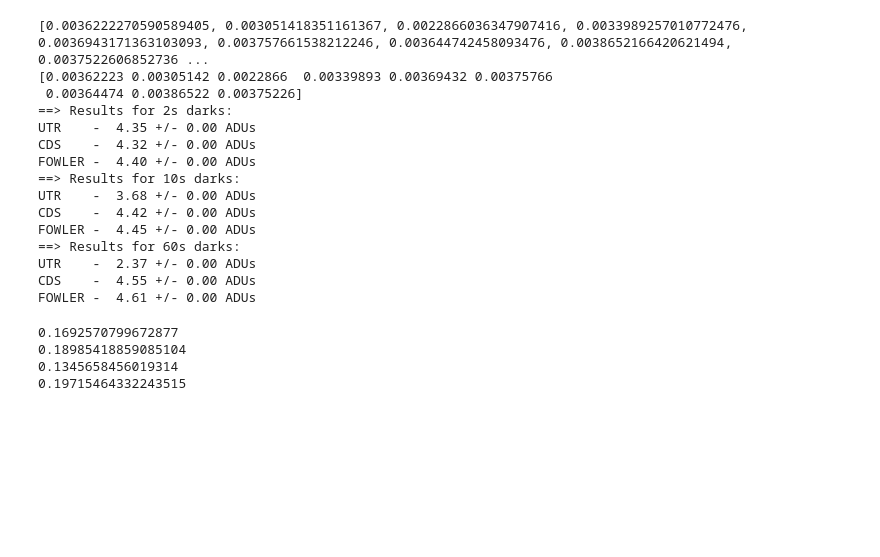
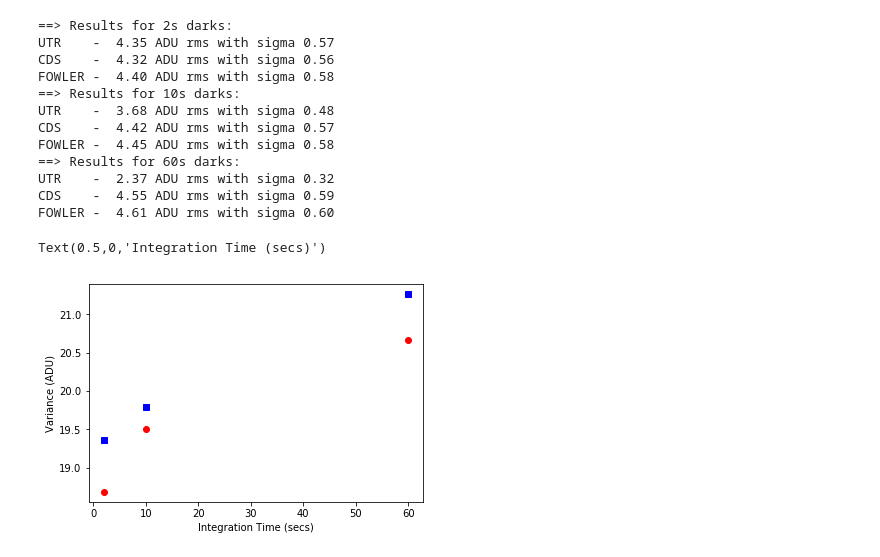
Before and after one commit to pssncp142/NIX_Testing, a Jupyter notebook: workdir/BadPixels.ipynb, the cells around one changed output. Drawn from its saved outputs; the diff is of its cells as text; code cells hidden in the pictures; blank space fills up the shorter version.

```diff
--- a/workdir/BadPixels.ipynb
+++ b/workdir/BadPixels.ipynb
@@ -216,37 +233,29 @@ Partition of a set of 558488 objects. Total size = 91181160 bytes.
 # %%
-RNs = array(RNs).astype(float)
-print RN_err
-RN_err = array(RN_err).astype(float)
-print RN_err
 exps = array([2., 10., 60.])
+RNs = array(RNs)
 for i in range(3):
     print "==> Results for %ds darks:" % exps[i]
-    print "UTR    - %5.2f +/- %.2f ADUs" % (RNs[i], RN_err[i])
-    print "CDS    - %5.2f +/- %.2f ADUs" % (RNs[3+i], RN_err[3+1])
-    print "FOWLER - %5.2f +/- %.2f ADUs" % (RNs[6+i], RN_err[6+1])
+    print "UTR    - %5.2f ADU rms with sigma %.2f" % (RNs[i], RN_std[i])
+    print "CDS    - %5.2f ADU rms with sigma %.2f" % (RNs[3+i], RN_std[3+i])
+    print "FOWLER - %5.2f ADU rms with sigma %.2f" % (RNs[6+i], RN_std[6+i])
 # %% [output]
-[0.0036222270590589405, 0.003051418351161367, 0.0022866036347907416, 0.0033989257010772476, 0.0036943171363103093, 0.003757661538212246, 0.003644742458093476, 0.0038652166420621494, 0.0037522606852736 ...
-[0.00362223 0.00305142 0.0022866  0.00339893 0.00369432 0.00375766
- 0.00364474 0.00386522 0.00375226]
 ==> Results for 2s darks:
-UTR    -  4.35 +/- 0.00 ADUs
-CDS    -  4.32 +/- 0.00 ADUs
-FOWLER -  4.40 +/- 0.00 ADUs
+UTR    -  4.35 ADU rms with sigma 0.57
+CDS    -  4.32 ADU rms with sigma 0.56
+FOWLER -  4.40 ADU rms with sigma 0.58
 ==> Results for 10s darks:
-UTR    -  3.68 +/- 0.00 ADUs
-CDS    -  4.42 +/- 0.00 ADUs
-FOWLER -  4.45 +/- 0.00 ADUs
+UTR    -  3.68 ADU rms with sigma 0.48
+CDS    -  4.42 ADU rms with sigma 0.57
+FOWLER -  4.45 ADU rms with sigma 0.58
 ==> Results for 60s darks:
-UTR    -  2.37 +/- 0.00 ADUs
-CDS    -  4.55 +/- 0.00 ADUs
-FOWLER -  4.61 +/- 0.00 ADUs
+UTR    -  2.37 ADU rms with sigma 0.32
+CDS    -  4.55 ADU rms with sigma 0.59
+FOWLER -  4.61 ADU rms with sigma 0.60
-# %%
-print (RNs[8]**2-RNs[7]**2)/(exps[2]-exps[1])*5.78
-print (RNs[8]**2-RNs[6]**2)/(exps[2]-exps[0])*5.78
-print (RNs[5]**2-RNs[4]**2)/(exps[2]-exps[1])*5.78
-print (RNs[5]**2-RNs[3]**2)/(exps[2]-exps[0])*5.78
-# %% [output]
-0.1692570799672877
-0.18985418859085104
-0.1345658456019314
-0.19715464332243515
+# %%
+plot(exps, RNs[3:6]**2, 'ro')
+plot(exps, RNs[6:9]**2, 'bs')
+ylabel('Variance (ADU)')
+xlabel('Integration Time (secs)')
+# %% [output]
+Text(0.5,0,'Integration Time (secs)')
+[figure, added]
```
Also changed, not shown: parts of 9 cells of this notebook.
